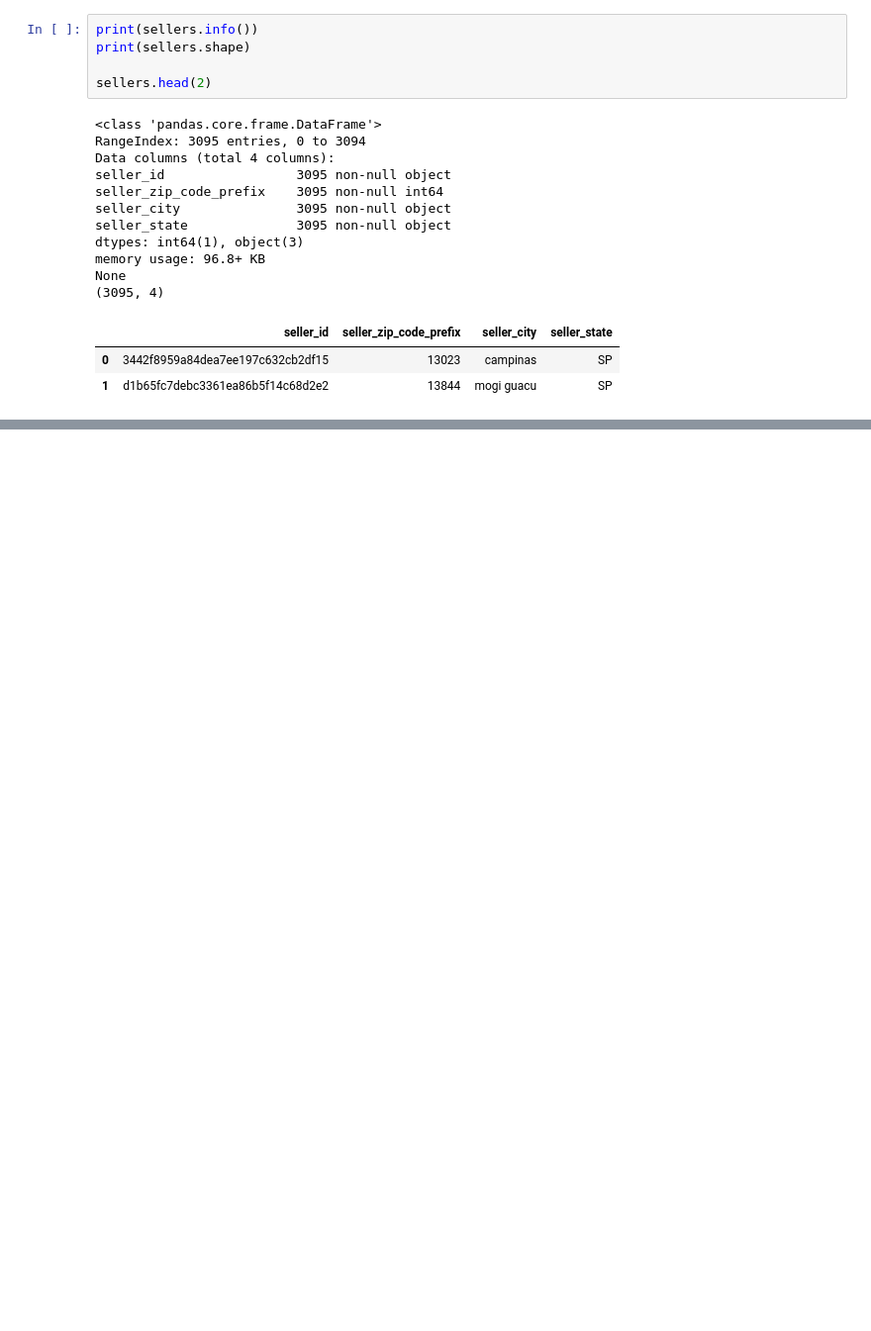
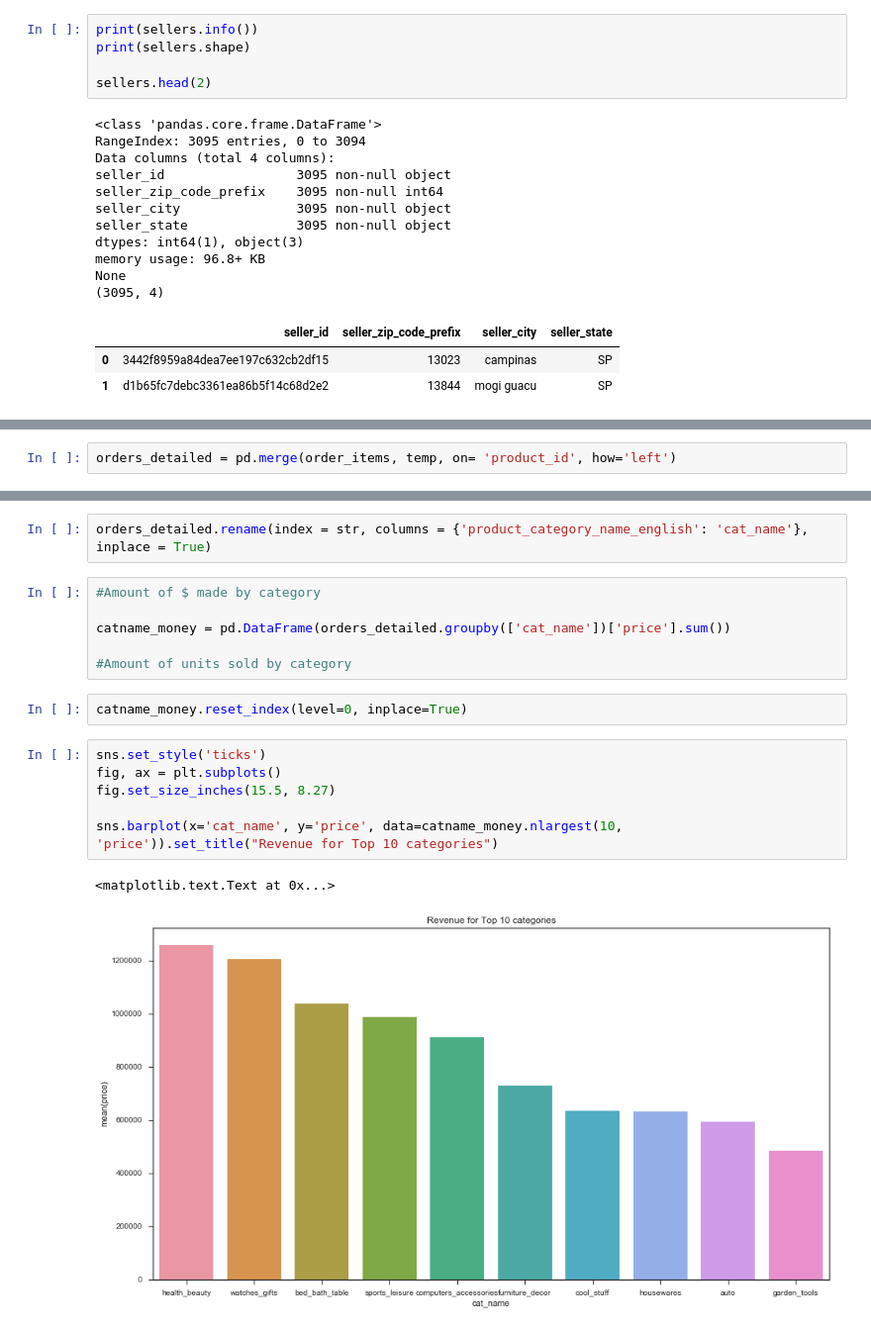
Before and after one commit to stephbarrios/Brazilian-E-Commerce-Analysis, a Jupyter notebook: Exploratory_Analysis.ipynb, the cells around one changed output, grey strips where cells are left out. Shown: that part at 99% size. Cells and saved outputs as stored; diff of their text form; blank space fills up the shorter version.

Commit message:
Orders analysis commenced

```diff
--- a/Exploratory_Analysis.ipynb
+++ b/Exploratory_Analysis.ipynb
@@ -184,0 +250,2 @@ Some of my initial observations:
+# %%
+orders_detailed = pd.merge(order_items, temp, on= 'product_id', how='left')
@@ -184,0 +279,19 @@ Some of my initial observations:
+# %%
+orders_detailed.rename(index = str, columns = {'product_category_name_english': 'cat_name'}, inplace = True)
+# %%
+#Amount of $ made by category
+
+catname_money = pd.DataFrame(orders_detailed.groupby(['cat_name'])['price'].sum())
+
+#Amount of units sold by category
+# %%
+catname_money.reset_index(level=0, inplace=True)
+# %%
+sns.set_style('ticks')
+fig, ax = plt.subplots()
+fig.set_size_inches(15.5, 8.27)
+
+sns.barplot(x='cat_name', y='price', data=catname_money.nlargest(10, 'price')).set_title("Revenue for Top 10 categories")
+# %% [output]
+<matplotlib.text.Text at 0x...>
+[figure, added]
```
Also changed, not shown: parts of 12 cells of this notebook.
